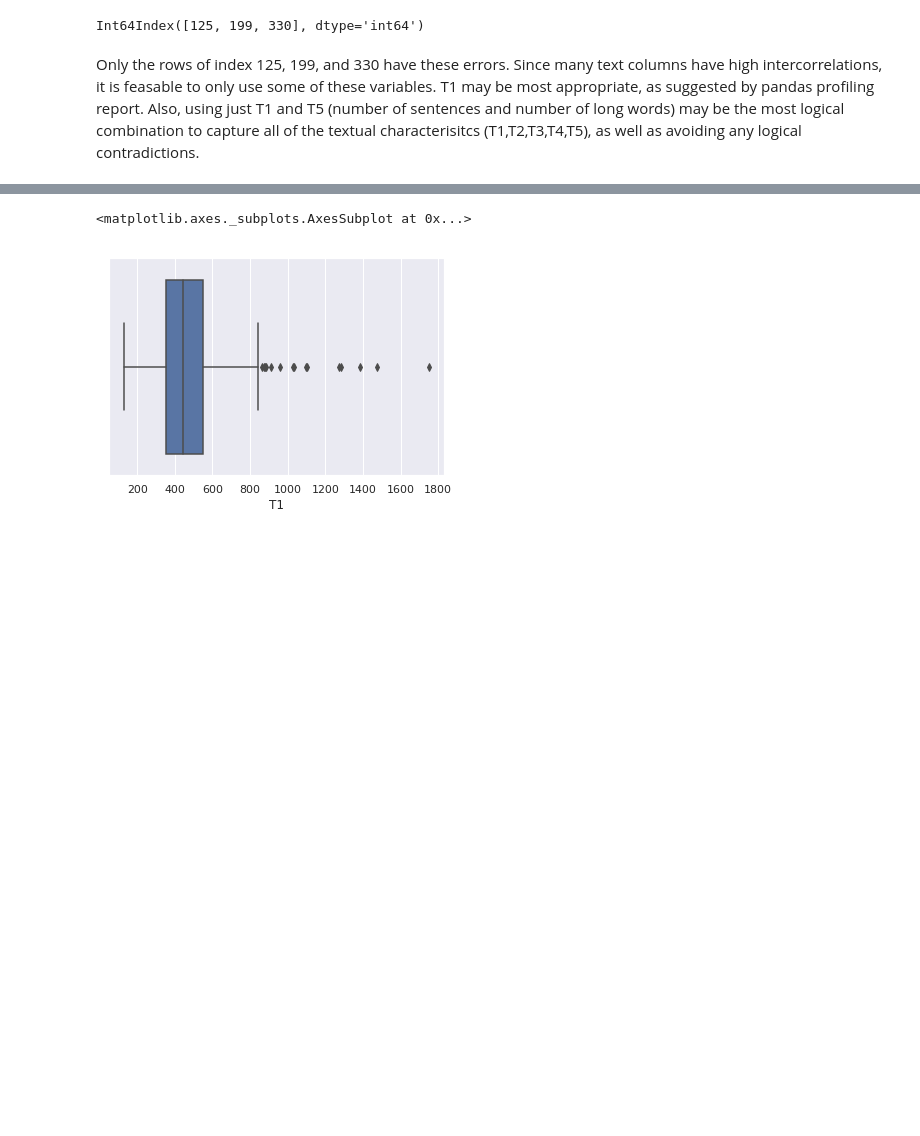
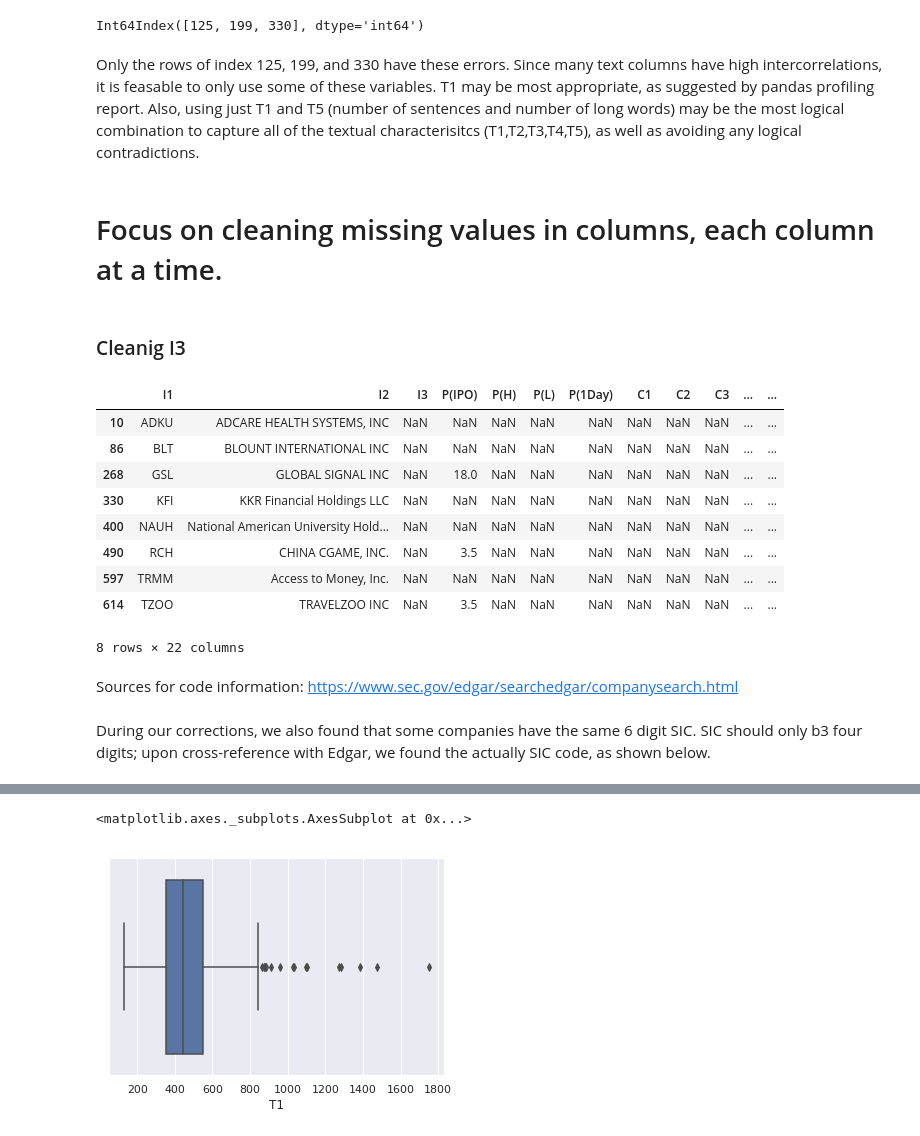
Before and after one commit to BA545-SP2019/2019-competition1-3-musketeers, a Jupyter notebook: Main.ipynb, the cells around one changed output, grey strips where cells are left out. Cells and saved outputs as stored; diff of their text form; code cells hidden in the pictures; blank space fills up the shorter version.

```diff
--- a/Main.ipynb
+++ b/Main.ipynb
@@ -278,3 +278,24 @@ T5_T2.index
 Int64Index([125, 199, 330], dtype='int64')
 # %% [markdown]
 Only the rows of index 125, 199, and 330 have these errors. Since many text columns have high intercorrelations, it is feasable to only use some of these variables. T1 may be most appropriate, as suggested by pandas profiling report. Also, using just T1 and T5 (number of sentences and number of long words) may be the most logical combination to capture all of the textual characterisitcs (T1,T2,T3,T4,T5), as well as avoiding any logical contradictions.
+# %% [markdown]
+# Focus on cleaning missing values in columns, each column at a time.
+# %% [markdown]
+### Cleanig I3
+# %%
+#create a dataframe of 8 rows with missing values in I3
+I3_missing = df[df.I3.isnull()]
+I3_missing
+# %% [output]
+|  | I1 | I2 | I3 | P(IPO) | P(H) | P(L) | P(1Day) | C1 | C2 | C3 | ... | ... |
+| 10 | ADKU | ADCARE HEALTH SYSTEMS, INC | NaN | NaN | NaN | NaN | NaN | NaN | NaN | NaN | ... | ... |
+| 86 | BLT | BLOUNT INTERNATIONAL INC | NaN | NaN | NaN | NaN | NaN | NaN | NaN | NaN | ... | ... |
+| 268 | GSL | GLOBAL SIGNAL INC | NaN | 18.0 | NaN | NaN | NaN | NaN | NaN | NaN | ... | ... |
+| 330 | KFI | KKR Financial Holdings LLC | NaN | NaN | NaN | NaN | NaN | NaN | NaN | NaN | ... | ... |
+| 400 | NAUH | National American University Hold... | NaN | NaN | NaN | NaN | NaN | NaN | NaN | NaN | ... | ... |
+| 490 | RCH | CHINA CGAME, INC. | NaN | 3.5 | NaN | NaN | NaN | NaN | NaN | NaN | ... | ... |
+| 597 | TRMM | Access to Money, Inc. | NaN | NaN | NaN | NaN | NaN | NaN | NaN | NaN | ... | ... |
+| 614 | TZOO | TRAVELZOO INC | NaN | 3.5 | NaN | NaN | NaN | NaN | NaN | NaN | ... | ... |
+8 rows × 22 columns
+# %% [markdown]
+Sources for code information: https://www.sec.gov/edgar/searchedgar/companysearch.html
@@ -280,0 +328,2 @@ Only the rows of index 125, 199, and 330 have these errors. Since many text colu
+# %% [markdown]
+During our corrections, we also found that some companies have the same 6 digit SIC. SIC should only b3 four digits; upon cross-reference with Edgar, we found the actually SIC code, as shown below.
```
Also changed, not shown: parts of 10 cells of this notebook.
